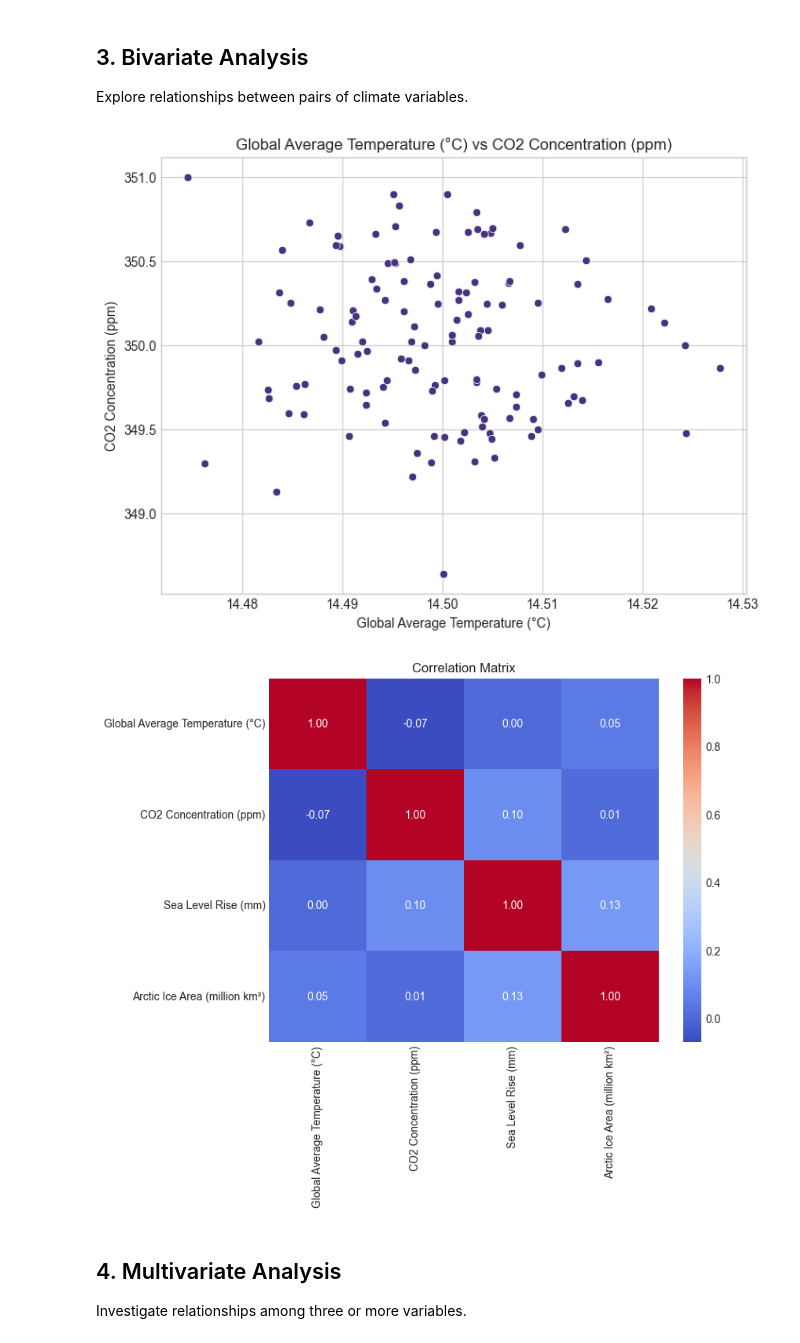
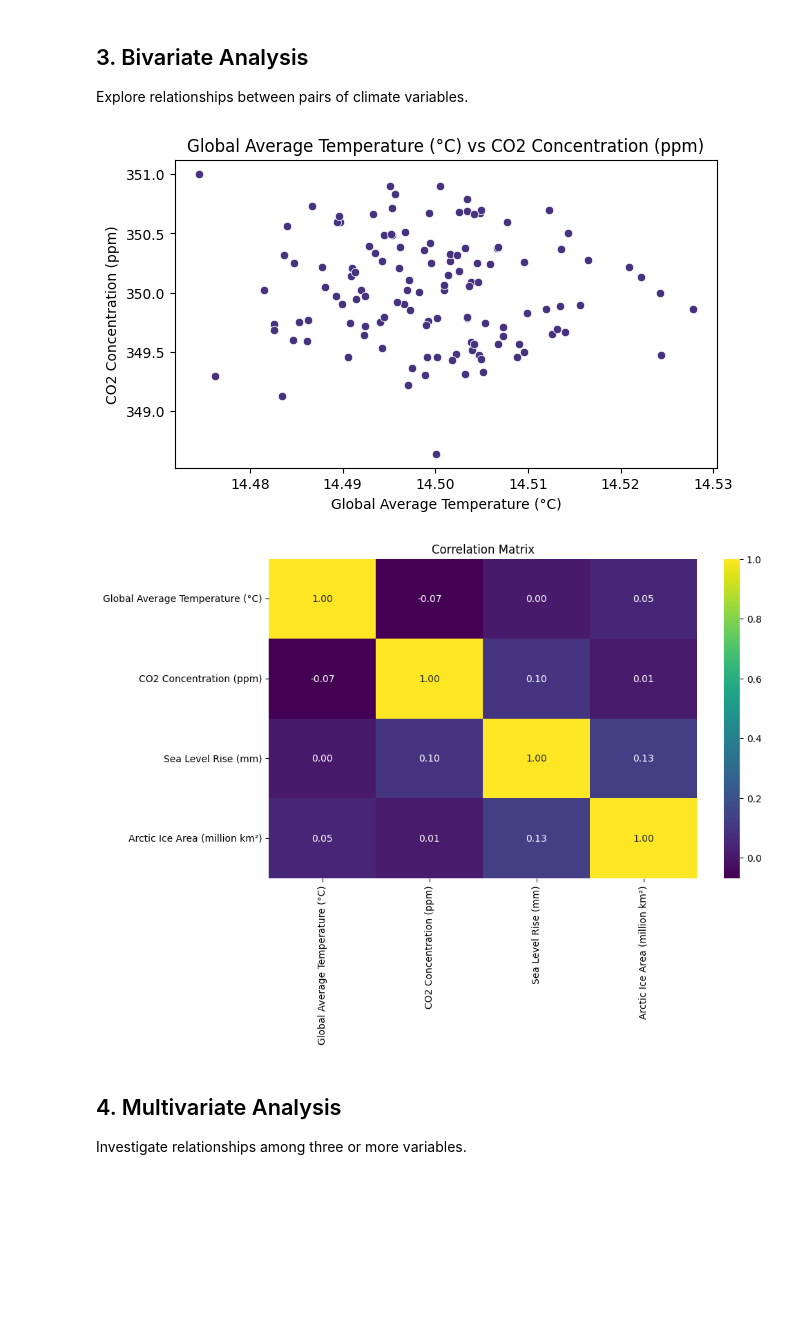
Before and after one commit to Omdena-NIC-Nepal/complete-eda-assignment-group-a-projecthub, a Jupyter notebook: climate_eda.ipynb, the cells around one changed output. Cells and saved outputs as stored; diff of their text form; code cells hidden in the pictures; blank space fills up the shorter version.

```diff
--- a/climate_eda.ipynb
+++ b/climate_eda.ipynb
@@ -199,25 +217,25 @@ Explore relationships between pairs of climate variables.
 # %%
 # TODO: Perform bivariate analysis
 # Include correlation analysis and appropriate visualizations
 # Your code here
 
 # Scatter plot: Global Average Temperature vs CO2 Concentration
-plt.figure(figsize=(8, 6))
+plt.figure(figsize=(7, 4))
 sns.scatterplot(x='Global Average Temperature (°C)', y='CO2 Concentration (ppm)', data=df_new)
 plt.title('Global Average Temperature (°C) vs CO2 Concentration (ppm)')
 plt.xlabel('Global Average Temperature (°C)')
 plt.ylabel('CO2 Concentration (ppm)')
 plt.show()
 
 # Heatmap of correlations between variables
-plt.figure(figsize=(8, 6))
+plt.figure(figsize=(10, 6))
 corr_matrix = df_new[['Global Average Temperature (°C)', 'CO2 Concentration (ppm)', 'Sea Level Rise (mm)', 'Arctic Ice Area (million km²)']].corr()
-sns.heatmap(corr_matrix, annot=True, cmap='coolwarm', fmt='.2f')
+sns.heatmap(corr_matrix, annot=True, cmap='viridis', fmt='.2f')
 plt.title('Correlation Matrix')
 plt.show()
 # %% [output]
-[figure, old version]
+[figure, new version]
-[figure, old version]
+[figure, new version]
 # %% [markdown]
 ## 4. Multivariate Analysis
 
```
Also changed, not shown: parts of 8 cells of this notebook.
